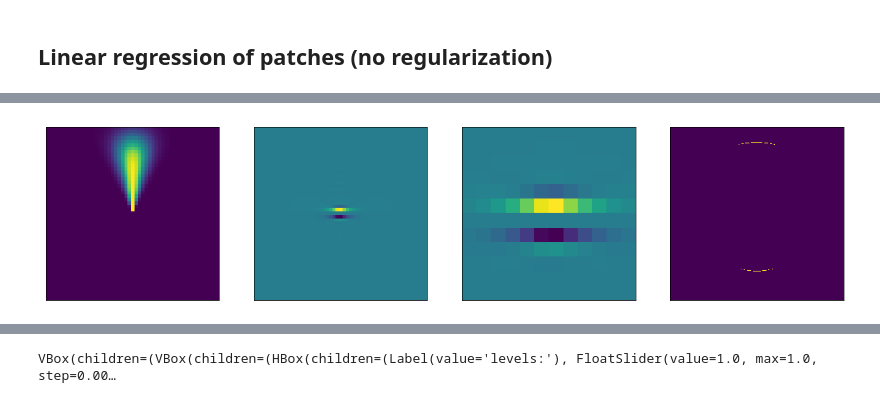
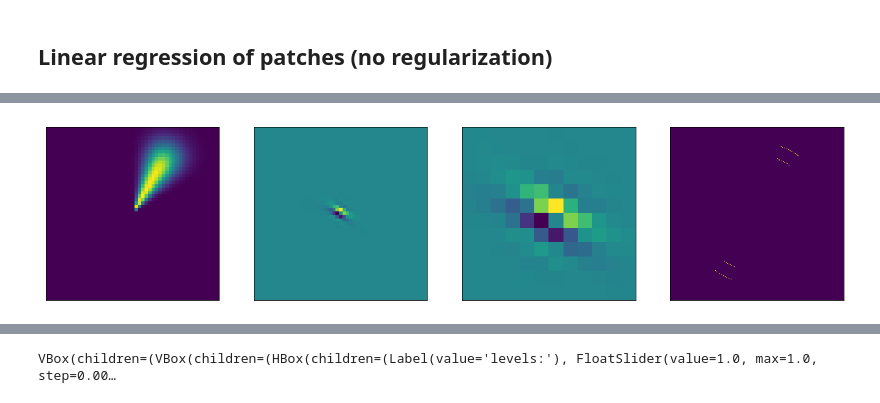
Before and after one commit to pierreglaser/templatematching-mva, a Jupyter notebook: notebooks/orientation_scores.ipynb, the cells around one changed output, grey strips where cells are left out. Drawn from its saved outputs; the diff is of its cells as text; code cells hidden in the pictures.

Commit message:
better visualisation

```diff
--- a/notebooks/orientation_scores.ipynb
+++ b/notebooks/orientation_scores.ipynb
@@ -130,30 +133,29 @@ def plot_circle(N):
 # %%
-img = circle_and_cross(500)
 # img = plot_circle(500)
 
-w, psi_vals, phis = make_psi_cake_spatial_domain(4,51, 6, 0)()
+w, psi_vals, phis = make_psi_cake_spatial_domain(4,51, 6, pi/6)()
 
 
 N = w.shape[0]
 f, (ax1, ax2, ax3, ax4) = plt.subplots(ncols=4, figsize=(20, 5))
 ax1.matshow(psi_vals)
 ax2.matshow(w)
 ax3.matshow(w[int(3*N/8):int(5*N/8), int(3*N/8):int(5*N/8)])
 convolved_image = convolve2d(img, w, mode='valid')
 ax4.matshow(np.abs(convolved_image) > 200)
 ax1.get_xaxis().set_visible(False)
 ax1.get_yaxis().set_visible(False)
 
 ax2.get_xaxis().set_visible(False)
 ax2.get_yaxis().set_visible(False)
 
 ax3.get_xaxis().set_visible(False)
 ax3.get_yaxis().set_visible(False)
 
 ax4.get_xaxis().set_visible(False)
 ax4.get_yaxis().set_visible(False)
 # %% [output]
-[figure, old version]
+[figure, new version]
 # %%
 c_imgs = []
 for angle in np.linspace(0, pi, 30):
```
Also changed, not shown: parts of 2 cells of this notebook.
